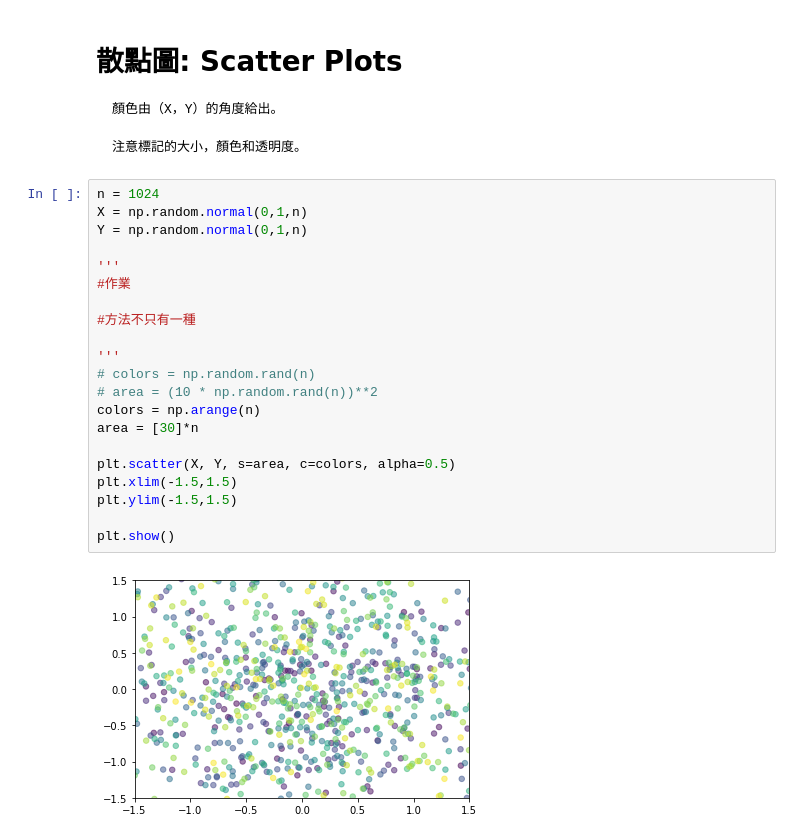
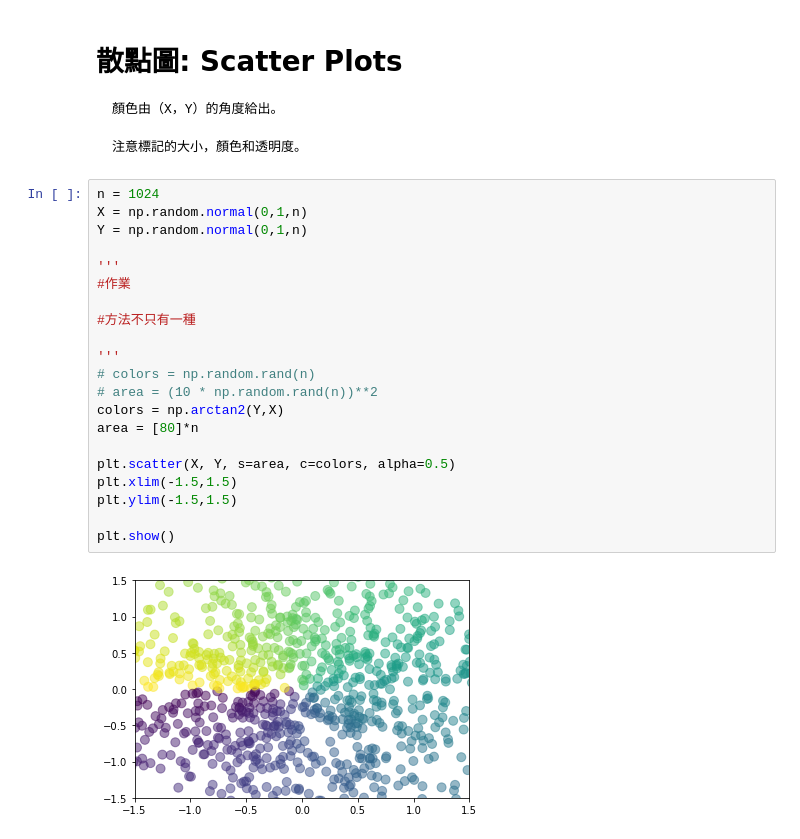
Before and after one commit to RanDolphChien/ML100Days, a Jupyter notebook: homework/D18_HW.ipynb, the cells around one changed output. Saved outputs shown, nothing was run; the diff lists cells and outputs as text.

```diff
--- a/homework/D18_HW.ipynb
+++ b/homework/D18_HW.ipynb
@@ -56,23 +56,23 @@ plt.show()
 # %%
 n = 1024
 X = np.random.normal(0,1,n)
 Y = np.random.normal(0,1,n)
 
 '''
 #作業
 
 #方法不只有一種
 
 '''
 # colors = np.random.rand(n)
 # area = (10 * np.random.rand(n))**2
-colors = np.arange(n)
-area = [30]*n
+colors = np.arctan2(Y,X)
+area = [80]*n
 
 plt.scatter(X, Y, s=area, c=colors, alpha=0.5)
 plt.xlim(-1.5,1.5)
 plt.ylim(-1.5,1.5)
 
 plt.show()
 # %% [output]
-[figure, old version]
+[figure, new version]
```
